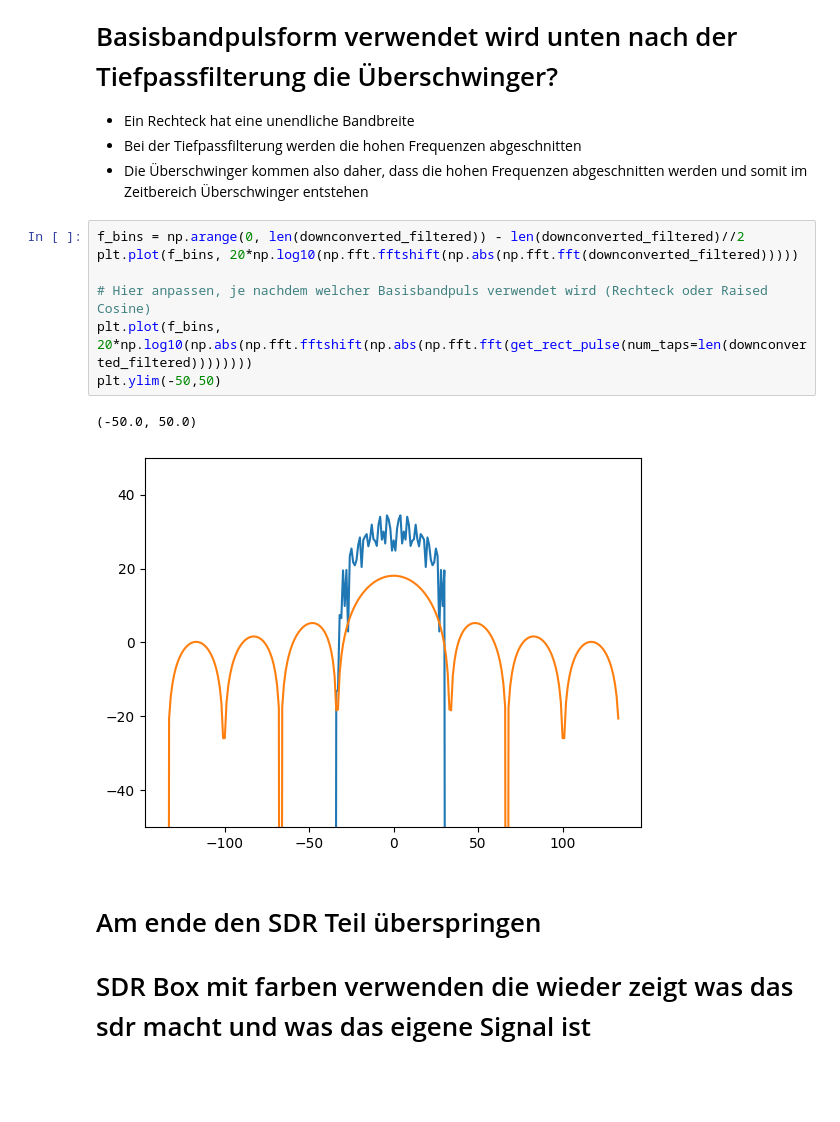
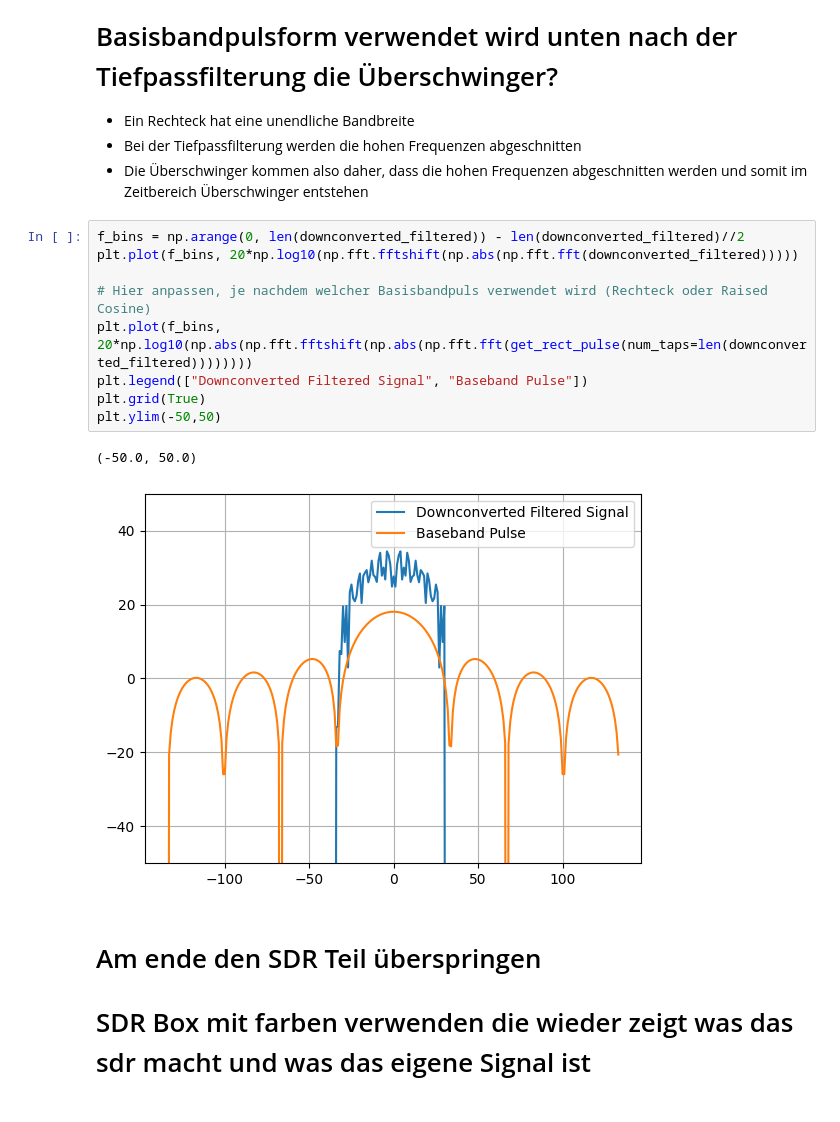
Before and after one commit to sonnylednaw/sdr-module, a Jupyter notebook: iq-modulation/iq-sampling.ipynb, the cells around one changed output. Drawn from its saved outputs; the diff is of its cells as text.

Commit message:
corrected plots and added some comments

```diff
--- a/iq-modulation/iq-sampling.ipynb
+++ b/iq-modulation/iq-sampling.ipynb
@@ -366,13 +366,15 @@ plt.show()
 # %%
 f_bins = np.arange(0, len(downconverted_filtered)) - len(downconverted_filtered)//2
 plt.plot(f_bins, 20*np.log10(np.fft.fftshift(np.abs(np.fft.fft(downconverted_filtered)))))
 
 # Hier anpassen, je nachdem welcher Basisbandpuls verwendet wird (Rechteck oder Raised Cosine)
 plt.plot(f_bins, 20*np.log10(np.abs(np.fft.fftshift(np.abs(np.fft.fft(get_rect_pulse(num_taps=len(downconverted_filtered))))))))
+plt.legend(["Downconverted Filtered Signal", "Baseband Pulse"])
+plt.grid(True)
 plt.ylim(-50,50)
 # %% [output]
 (-50.0, 50.0)
-[figure, old version]
+[figure, new version]
 # %% [markdown]
 # Am ende den SDR Teil überspringen
 # SDR Box mit farben verwenden die wieder zeigt was das sdr macht und was das eigene Signal ist
```
